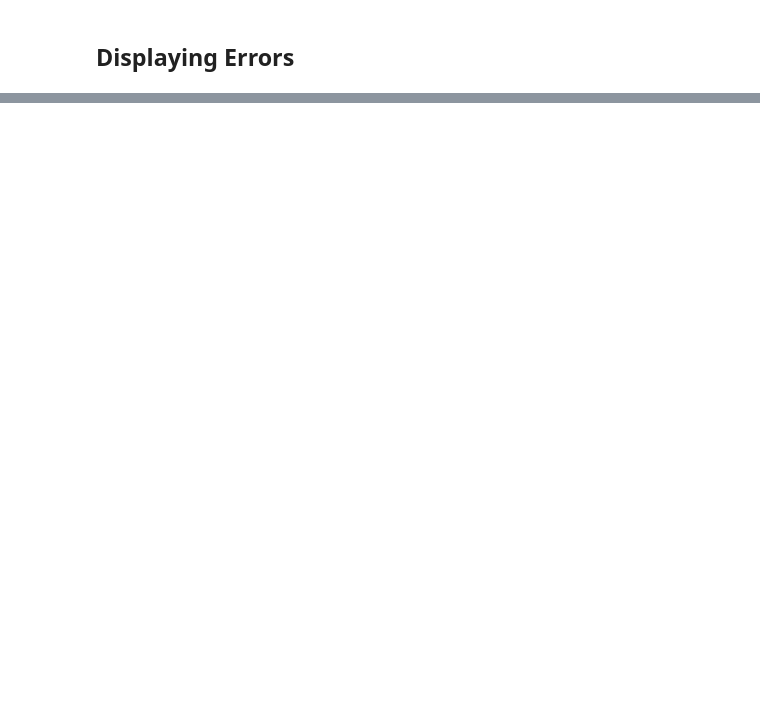
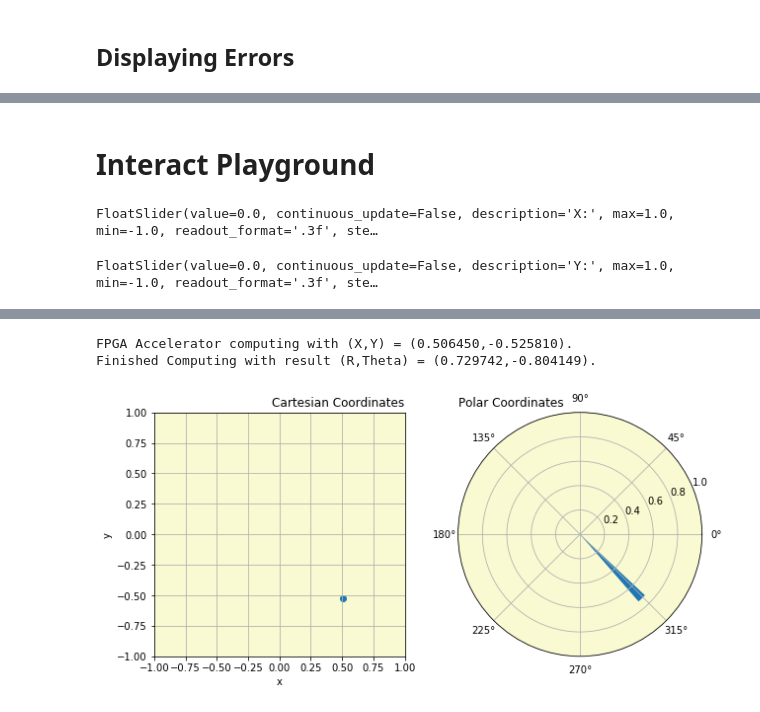
Before and after one commit to MIKEHHQ/XilinxSummerSchoolProject, a Jupyter notebook: Lab_DSP/Cordic/jupyter/Cordic2pol.ipynb, the cells around one changed output, grey strips where cells are left out. Drawn from its saved outputs; the diff is of its cells as text; code cells hidden in the pictures; blank space fills up the shorter version.

```diff
--- a/Lab_DSP/Cordic/jupyter/Cordic2pol.ipynb
+++ b/Lab_DSP/Cordic/jupyter/Cordic2pol.ipynb
@@ -128,0 +99,60 @@ plt.tight_layout()
+# %% [markdown]
+# Interact Playground
+# %%
+from ipywidgets import widgets
+
+btn = widgets.Button(description = "Compute", tooltip = 'this is a button')
+sld1,sld2 = widgets.FloatSlider(
+    value=0.0,
+    min=-1.0,
+    max=1.0,
+    step=0.00001,
+    description='X:',
+    disabled=False,
+    continuous_update=False,
+    orientation='horizontal',
+    readout=True,
+    readout_format='.3f',
+),\
+widgets.FloatSlider(
+    value=0.0,
+    min=-1.0,
+    max=1.0,
+    step=0.00001,
+    description='Y:',
+    disabled=False,
+    continuous_update=False,
+    orientation='horizontal',
+    readout=True,
+    readout_format='.3f',
+)
+def draw(x,y,r,theta):
+    fig = plt.figure(figsize=(10, 10))
+    plt.subplot(221, facecolor="lightgoldenrodyellow")
+    plt.xlim(-1,1)
+    plt.ylim(-1,1)
+    plt.grid()
+    plt.title('Cartesian Coordinates',loc='right')
+    plt.xlabel("x")
+    plt.ylabel("y")
+    plt.scatter(x,y,alpha=1)
+    ax=plt.subplot(222,projection = 'polar', facecolor="lightgoldenrodyellow")
+    ax.set_thetamin(0.0)
+    ax.set_thetamax(360.0)
+    ax.set_rlim(0.0,1)
+    plt.title('Polar Coordinates',loc='left')
+    bars=ax.bar(theta,r,width=0.1,bottom=0)
+
+def btn_click(sender):
+    print('FPGA Accelerator computing with (X,Y) = (%f,%f).' %(sld1.value,sld2.value))
+    x=sld1.value
+    y=sld2.value
+    r,theta = ConvAndCal(x,y)
+    print('Finished Computing with result (R,Theta) = (%f,%f).' %(r,theta))
+    draw(x,y,r,theta)
+
+cal=btn.on_click(btn_click)
+display(sld1,sld2,btn)
+# %% [output]
+FloatSlider(value=0.0, continuous_update=False, description='X:', max=1.0, min=-1.0, readout_format='.3f', ste…
+FloatSlider(value=0.0, continuous_update=False, description='Y:', max=1.0, min=-1.0, readout_format='.3f', ste…
@@ -128,0 +160,3 @@ plt.tight_layout()
+FPGA Accelerator computing with (X,Y) = (0.506450,-0.525810).
+Finished Computing with result (R,Theta) = (0.729742,-0.804149).
+[figure, added]
```
Also changed, not shown: parts of 9 cells of this notebook.
